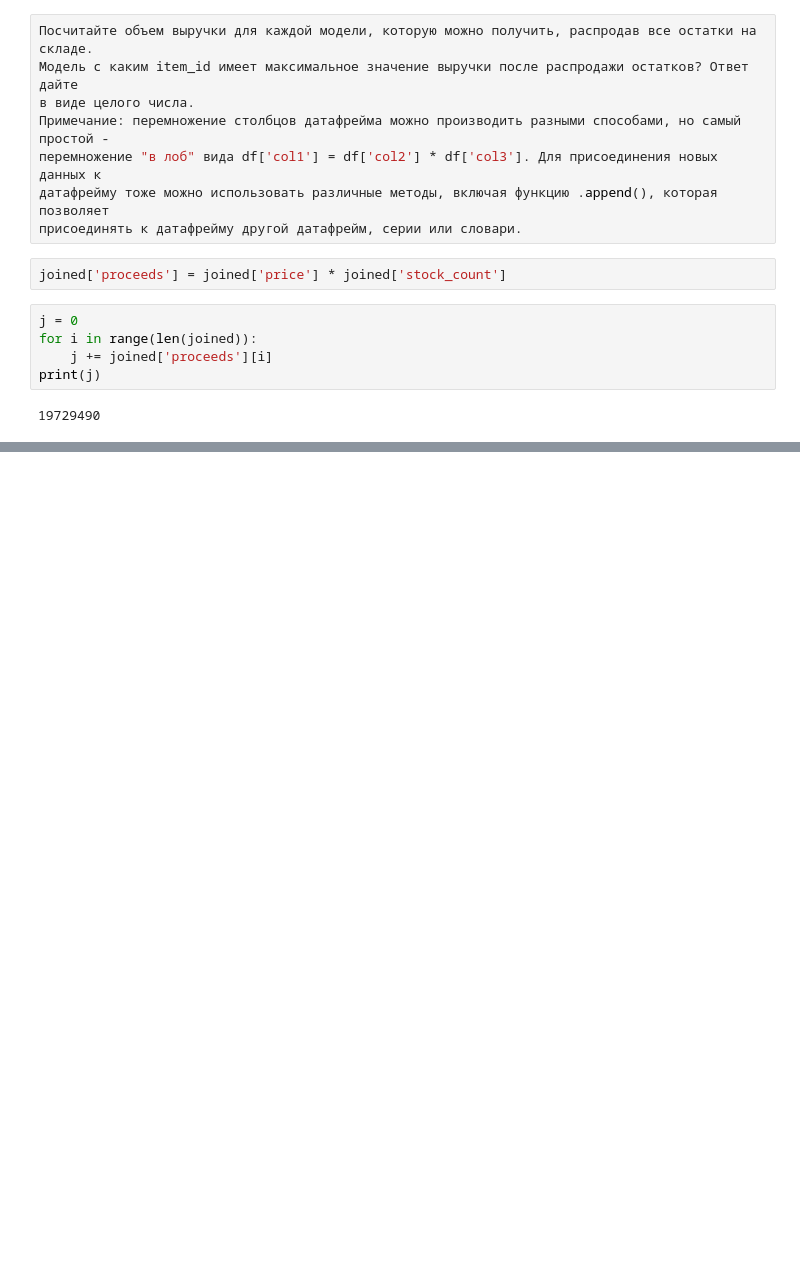
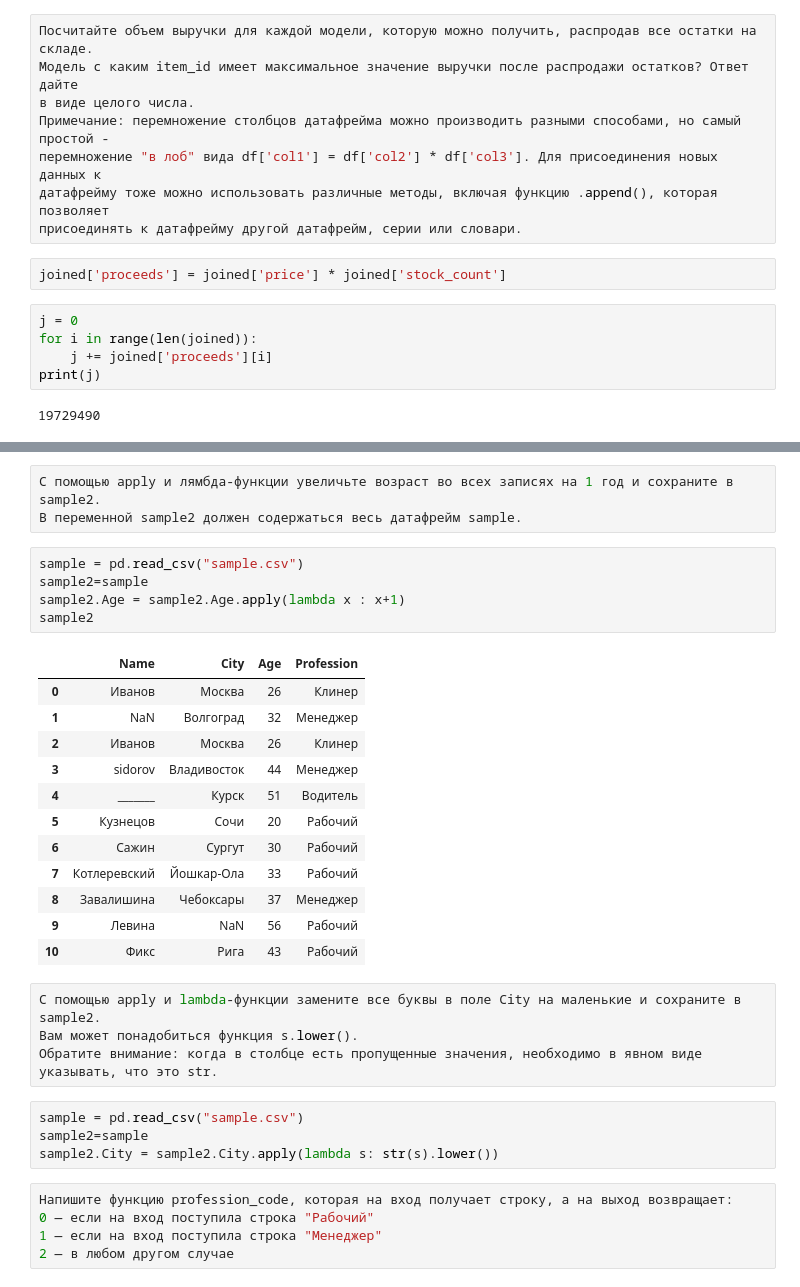
Before and after one commit to Ermolin/tests-with-github-, a Jupyter notebook: draft shifts.ipynb, the cells around one changed output, grey strips where cells are left out. Cells and saved outputs as stored; diff of their text form; blank space fills up the shorter version.

```diff
--- a/draft shifts.ipynb
+++ b/draft shifts.ipynb
@@ -701,0 +915,34 @@ print(j)
+# %%
+С помощью apply и лямбда-функции увеличьте возраст во всех записях на 1 год и сохраните в sample2.
+В переменной sample2 должен содержаться весь датафрейм sample.
+# %%
+sample = pd.read_csv("sample.csv")
+sample2=sample
+sample2.Age = sample2.Age.apply(lambda x : x+1)
+sample2
+# %% [output]
+|  | Name | City | Age | Profession |
+| 0 | Иванов | Москва | 26 | Клинер |
+| 1 | NaN | Волгоград | 32 | Менеджер |
+| 2 | Иванов | Москва | 26 | Клинер |
+| 3 | sidorov | Владивосток | 44 | Менеджер |
+| 4 | _______ | Курск | 51 | Водитель |
+| 5 | Кузнецов | Сочи | 20 | Рабочий |
+| 6 | Сажин | Сургут | 30 | Рабочий |
+| 7 | Котлеревский | Йошкар-Ола | 33 | Рабочий |
+| 8 | Завалишина | Чебоксары | 37 | Менеджер |
+| 9 | Левина | NaN | 56 | Рабочий |
+| 10 | Фикс | Рига | 43 | Рабочий |
+# %%
+С помощью apply и lambda-функции замените все буквы в поле City на маленькие и сохраните в sample2.
+Вам может понадобиться функция s.lower().
+Обратите внимание: когда в столбце есть пропущенные значения, необходимо в явном виде указывать, что это str.
+# %%
+sample = pd.read_csv("sample.csv")
+sample2=sample
+sample2.City = sample2.City.apply(lambda s: str(s).lower())
+# %%
+Напишите функцию profession_code, которая на вход получает строку, а на выход возвращает:
+0 — если на вход поступила строка "Рабочий"
+1 — если на вход поступила строка "Менеджер"
+2 — в любом другом случае
```
Also changed, not shown: parts of 46 cells of this notebook, 4 other files.
